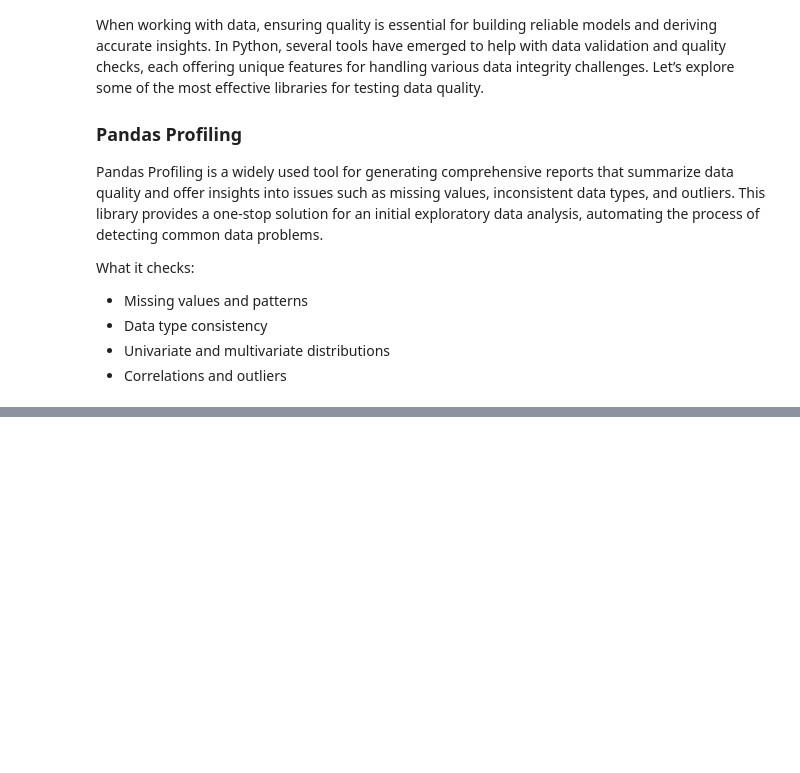
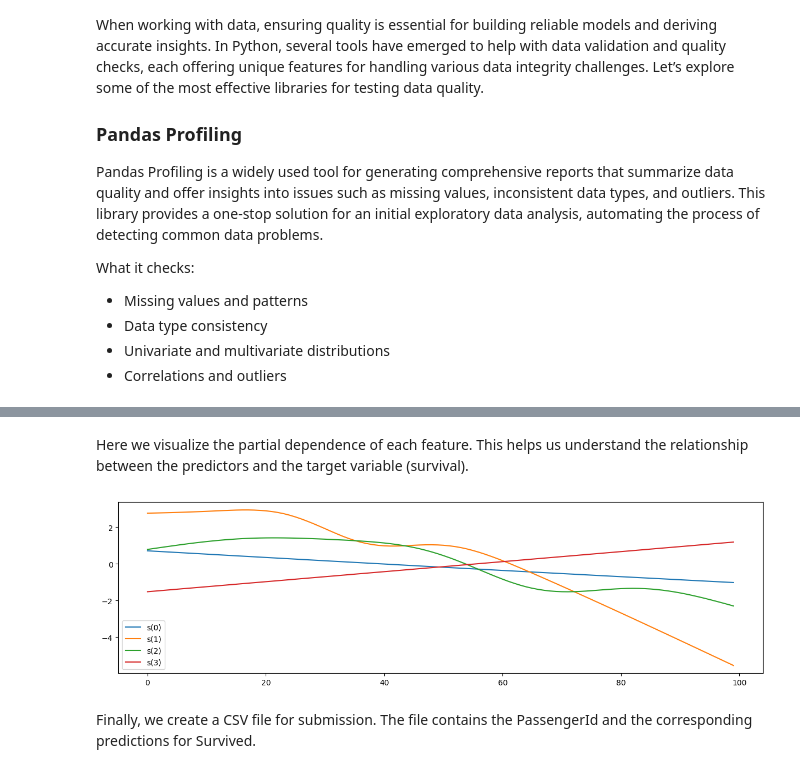
Before and after one commit to cadrianas/Personal-projects, a Jupyter notebook: Titanic.ipynb, the cells around one changed output, grey strips where cells are left out. Saved outputs shown, nothing was run; the diff lists cells and outputs as text; code cells hidden in the pictures; blank space fills up the shorter version.

```diff
--- a/Titanic.ipynb
+++ b/Titanic.ipynb
@@ -212,0 +333,8 @@ We will use the following libraries:
+# %%
+import pandas  as pd
+import matplotlib.pyplot as plt
+from pygam import LogisticGAM, s, f
+# read in the trainig data
+train_data = pd.read_csv('//Users/adriana-stefaniaciupeanu/Documents/Personal projects/Titanic/train.csv')
+# read in the test data
+test_data = pd.read_csv('//Users/adriana-stefaniaciupeanu/Documents/Personal projects/Titanic/test.csv')
@@ -212,0 +343,3 @@ We will use the following libraries:
+# %%
+#selecting the features of interest
+features = ["Pclass", "Sex", "SibSp", "Parch"]
@@ -212,0 +348,5 @@ We will use the following libraries:
+# %%
+# Convert categorical variables to dummy variables
+X_train = pd.get_dummies(train_data[features])
+y_train = train_data["Survived"]
+final_X_test = pd.get_dummies(test_data[features])
@@ -212,0 +355,6 @@ We will use the following libraries:
+# %%
+# Build the LogisticGAM classifier with splines for each feature
+classifier = LogisticGAM(s(0) + s(1) + s(2) + s(3))
+
+# Fit the model
+classifier.fit(X_train, y_train)
@@ -212,0 +430,15 @@ We will use the following libraries:
+# %% [markdown]
+Here we visualize the partial dependence of each feature. This helps us understand the relationship between the predictors and the target variable (survival).
+# %%
+# Visualize the spline functions for each feature
+plt.figure(figsize=(15, 4))
+for i, term in enumerate(classifier.terms):
+    if term.isintercept:
+        continue
+    plt.plot(classifier.partial_dependence(term=i), label="s({})".format(i))
+    plt.legend()
+plt.show()
+# %% [output]
+[figure, added]
+# %% [markdown]
+Finally, we create a CSV file for submission. The file contains the PassengerId and the corresponding predictions for Survived.
```
Also changed, not shown: parts of 46 cells of this notebook, 8 other files.
